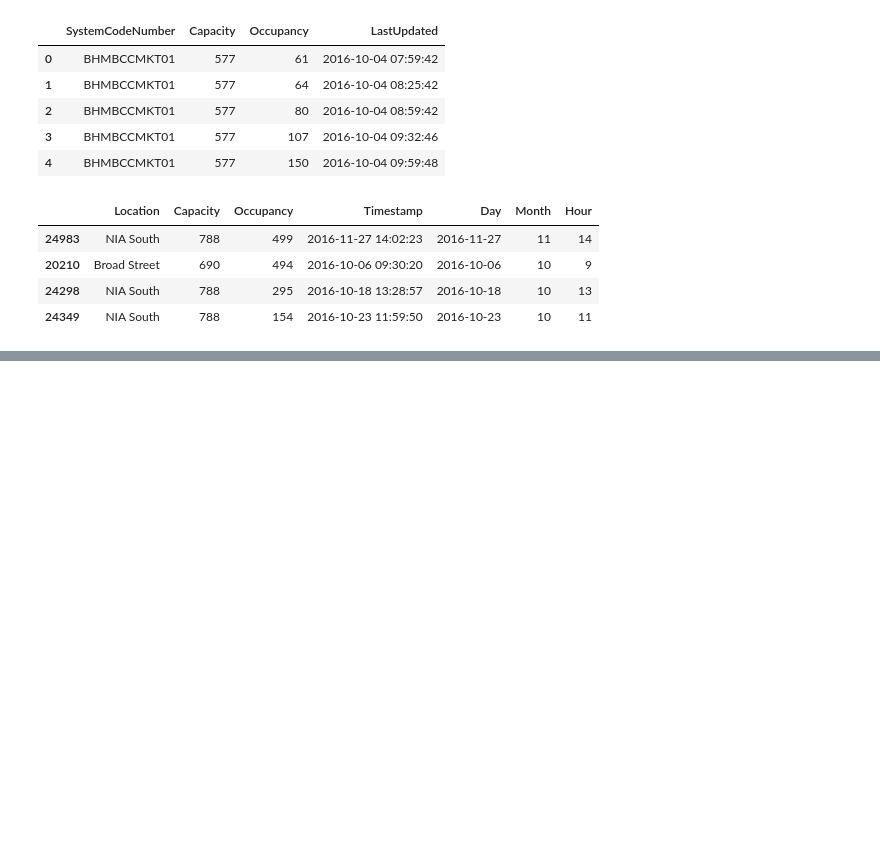
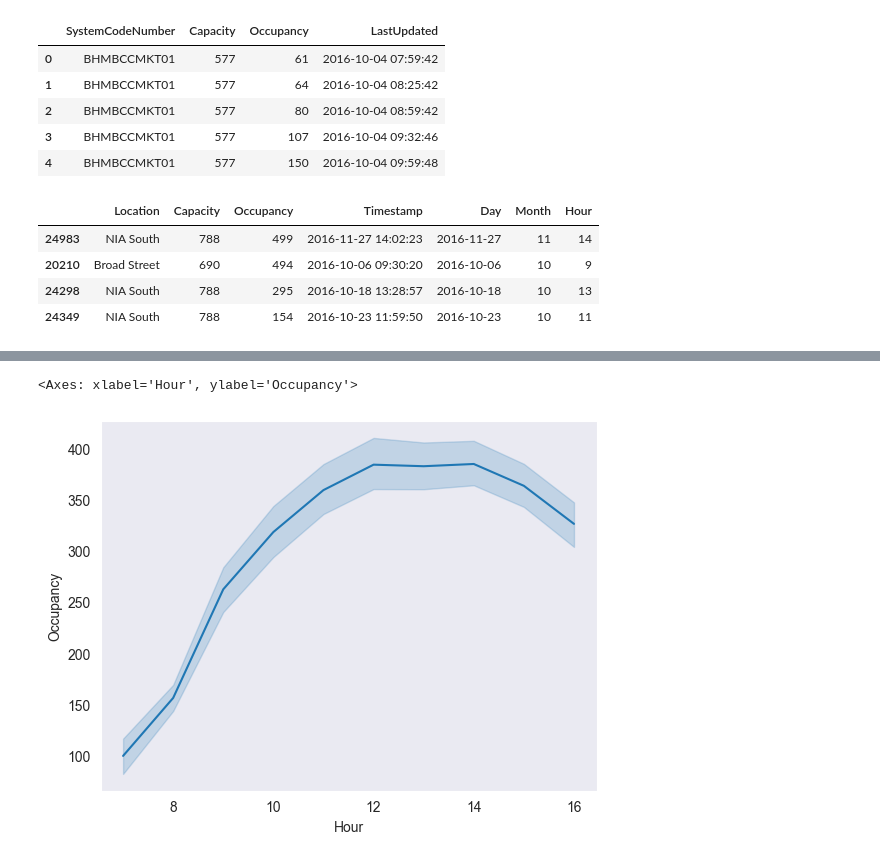
Before and after one commit to MaryKavalion/Data_Processing-Mary-Kavalionak, a Jupyter notebook: Code-Alongs/Seaborn_lineplot_rus_notes.ipynb, the cells around one changed output, grey strips where cells are left out. Saved outputs shown, nothing was run; the diff lists cells and outputs as text; code cells hidden in the pictures; blank space fills up the shorter version.

```diff
--- a/Code-Alongs/Seaborn_lineplot_rus_notes.ipynb
+++ b/Code-Alongs/Seaborn_lineplot_rus_notes.ipynb
@@ -46,0 +74,6 @@ plt.rc('date.autoformatter', day='%b %Y')
+# %%
+#the default number of bootstraps for building confidence intervals is 1000
+sns.lineplot(x = 'Hour', y = 'Occupancy', data = park, n_boot = 1000)
+# %% [output]
+<Axes: xlabel='Hour', ylabel='Occupancy'>
+[figure, added]
```
Also changed, not shown: parts of 27 cells of this notebook.
